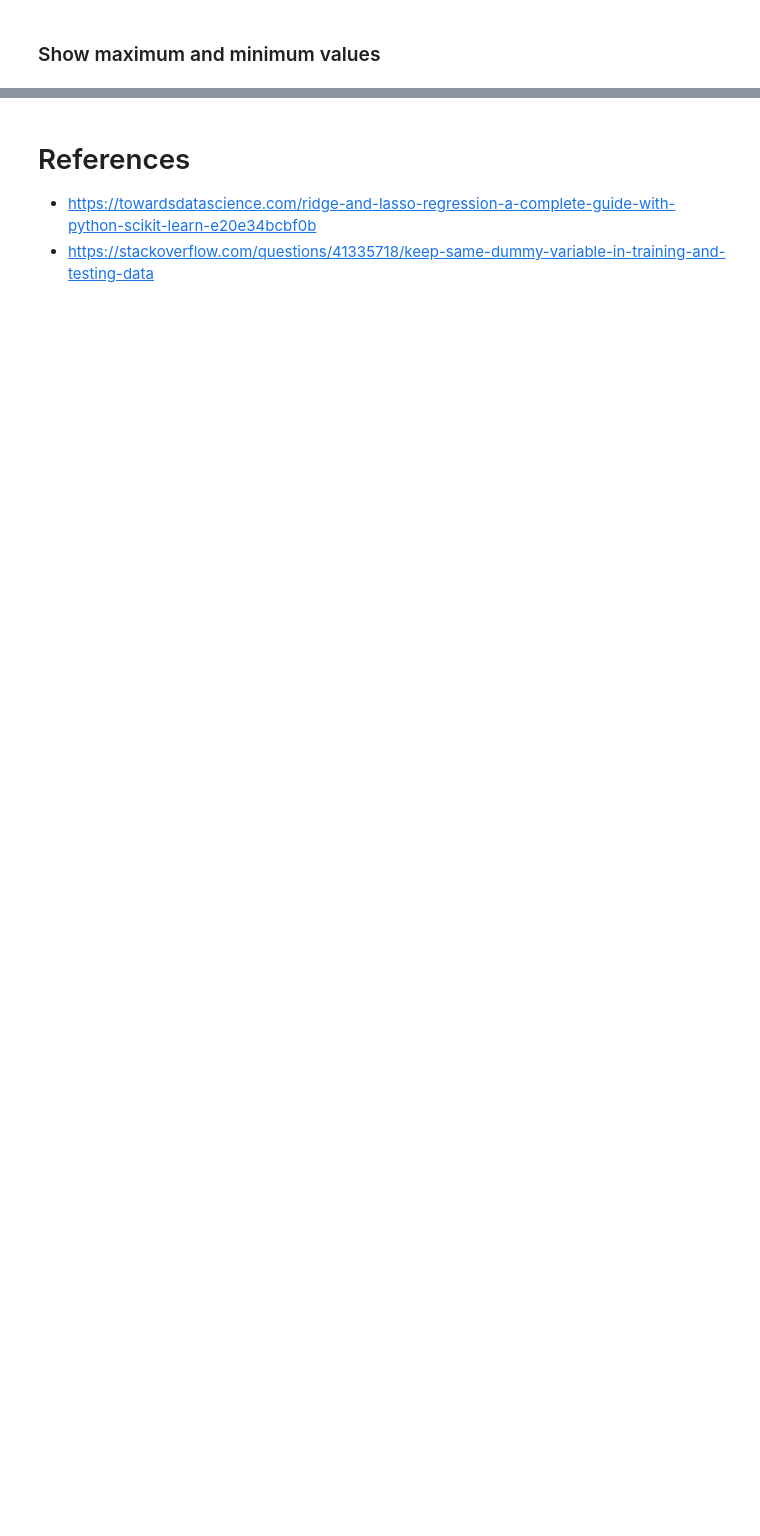
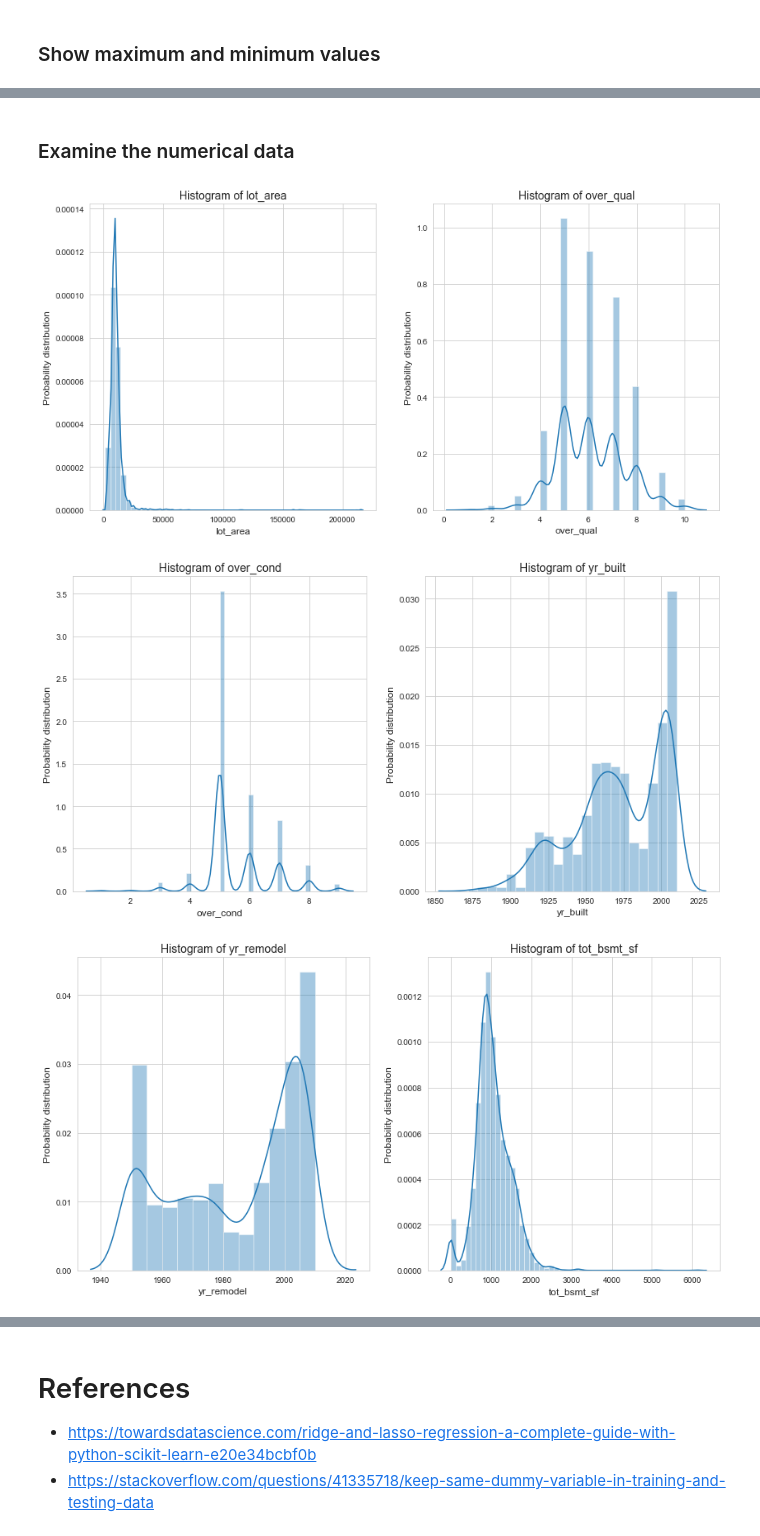
Before and after one commit to sgodfrey66/Housing_prices, a Jupyter notebook: code/EDA_and_cleaning.ipynb, the cells around one changed output, grey strips where cells are left out. Saved outputs shown, nothing was run; the diff lists cells and outputs as text; code cells hidden in the pictures; blank space fills up the shorter version.

```diff
--- a/code/EDA_and_cleaning.ipynb
+++ b/code/EDA_and_cleaning.ipynb
@@ -415,0 +371,6 @@ Name: Neighborhood, dtype: int64
+# %%
+# Compare the categorical variables in the train and test sets
+df_list = [X1_trn, X1_tst]
+
+for col in cat_features:
+    compare_value_counts(df_list, col)
@@ -415,0 +395,11 @@ Name: Neighborhood, dtype: int64
+# %%
+# Combine the test and training data sets to create categorical variables
+X1_trn['ID'] = 'train'
+X1_tst['ID'] = 'test'
+X_super = pd.concat(df_list)
+print(X_super.shape, X1_trn.shape, X1_tst.shape)
+
+X_super.sort_values(by = 'ID', ascending = False)
+
+# reference
+# https://stackoverflow.com/questions/48758744/creating-dummy-variables-for-multiple-cateogorical-variables-in-python
@@ -415,0 +426,5 @@ Name: Neighborhood, dtype: int64
+# %%
+# Create categorical variables
+X_super = pd.get_dummies(X_super, columns = cat_features, drop_first=True)
+print(X_super.shape)
+print(X_super.columns)
@@ -415,0 +443,21 @@ Name: Neighborhood, dtype: int64
+# %%
+# Create an age of home variable at time of sale and age of remodel
+X_super['age_home_at_sale'] = X_super['yr_sold'] - X_super['yr_built']
+X_super['age_remodel_at_sale'] = X_super['yr_sold'] - X_super['yr_built']
+# %% [markdown]
+### Examine the numerical data
+# %%
+# plot histograms for each numeric variable
+
+for i in range(0, len(num_features) - 2, 2):
+    df = X_super
+    cols = num_features[i : i + 2]
+    titles = ['Histogram of ' + str(cols[0]), 'Histogram of ' + str(cols[1]) ]
+    xlabels = cols
+    ylabels = ['Probability distribution', 'Probability distribution']
+
+    subplot_histograms(df, cols, titles, xlabels, ylabels, (14,7))
+# %% [output]
+[figure, added]
+[figure, added]
+[figure, added]
```
Also changed, not shown: parts of 42 cells of this notebook, 2 other files.
